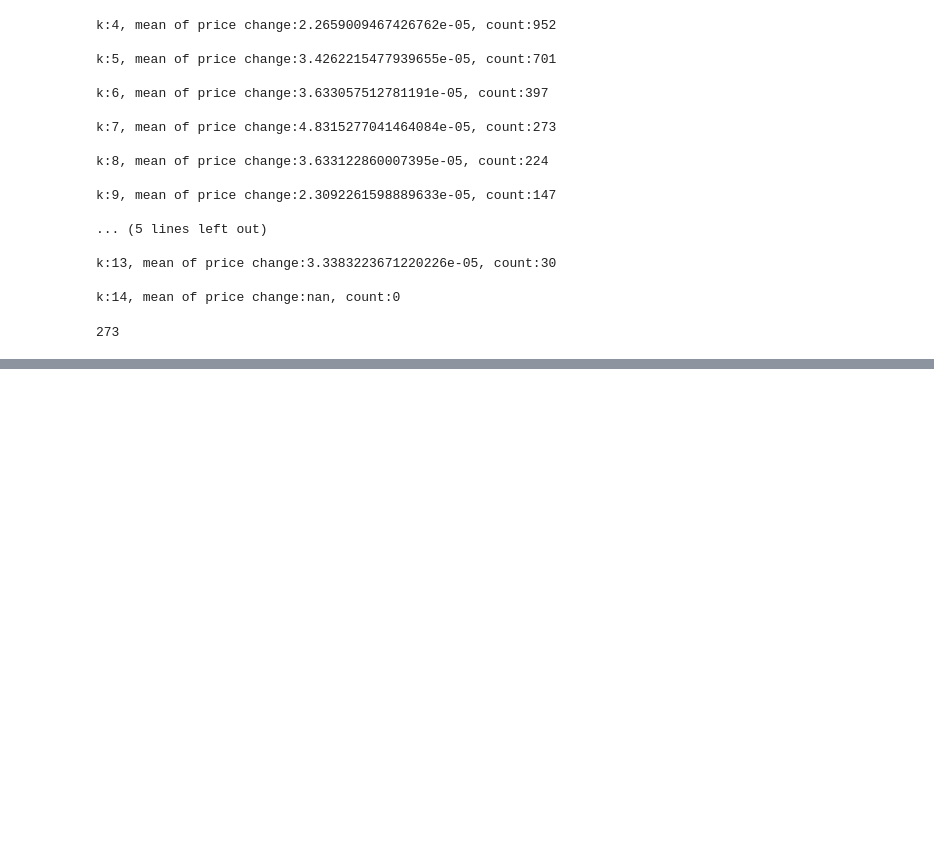
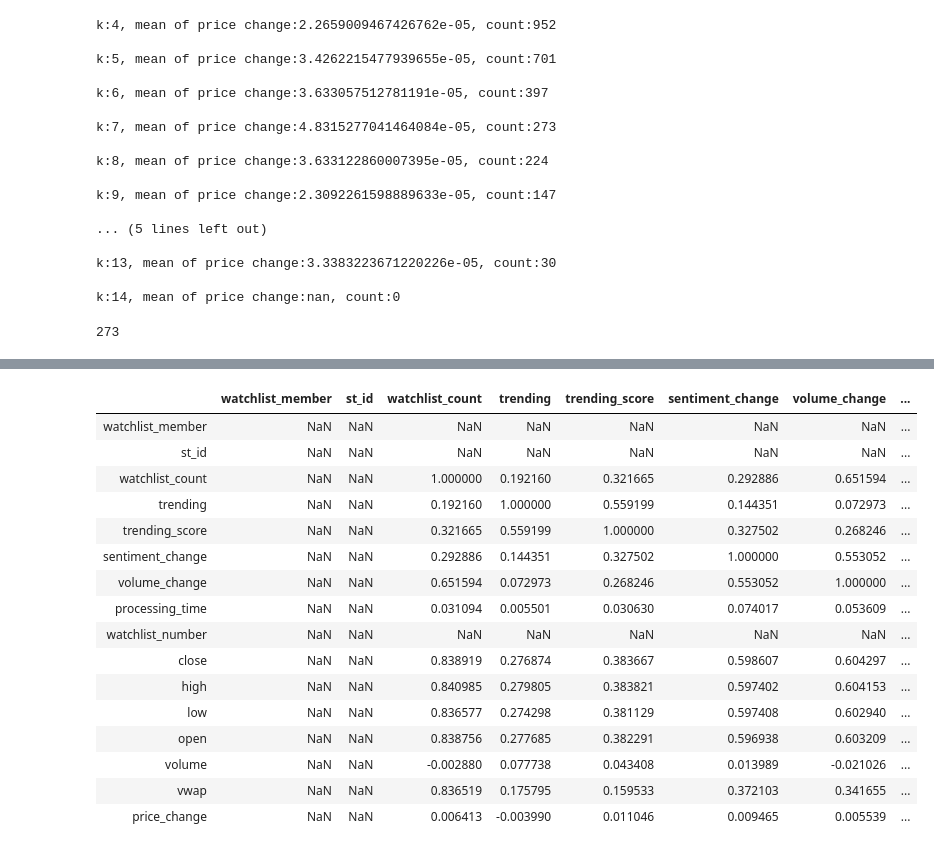
Before and after one commit to jcanque777/stock_market_data_prediction, a Jupyter notebook: msft_data.ipynb, the cells around one changed output, grey strips where cells are left out. Drawn from its saved outputs; the diff is of its cells as text; code cells hidden in the pictures; blank space fills up the shorter version.

```diff
--- a/msft_data.ipynb
+++ b/msft_data.ipynb
@@ -580,0 +790,20 @@ df[df['trending_score'] >= 7]['price_change'].count()
+# %%
+df.corr()
+# %% [output]
+|  | watchlist_member | st_id | watchlist_count | trending | trending_score | sentiment_change | volume_change | ... |
+| watchlist_member | NaN | NaN | NaN | NaN | NaN | NaN | NaN | ... |
+| st_id | NaN | NaN | NaN | NaN | NaN | NaN | NaN | ... |
+| watchlist_count | NaN | NaN | 1.000000 | 0.192160 | 0.321665 | 0.292886 | 0.651594 | ... |
+| trending | NaN | NaN | 0.192160 | 1.000000 | 0.559199 | 0.144351 | 0.072973 | ... |
+| trending_score | NaN | NaN | 0.321665 | 0.559199 | 1.000000 | 0.327502 | 0.268246 | ... |
+| sentiment_change | NaN | NaN | 0.292886 | 0.144351 | 0.327502 | 1.000000 | 0.553052 | ... |
+| volume_change | NaN | NaN | 0.651594 | 0.072973 | 0.268246 | 0.553052 | 1.000000 | ... |
+| processing_time | NaN | NaN | 0.031094 | 0.005501 | 0.030630 | 0.074017 | 0.053609 | ... |
+| watchlist_number | NaN | NaN | NaN | NaN | NaN | NaN | NaN | ... |
+| close | NaN | NaN | 0.838919 | 0.276874 | 0.383667 | 0.598607 | 0.604297 | ... |
+| high | NaN | NaN | 0.840985 | 0.279805 | 0.383821 | 0.597402 | 0.604153 | ... |
+| low | NaN | NaN | 0.836577 | 0.274298 | 0.381129 | 0.597408 | 0.602940 | ... |
+| open | NaN | NaN | 0.838756 | 0.277685 | 0.382291 | 0.596938 | 0.603209 | ... |
+| volume | NaN | NaN | -0.002880 | 0.077738 | 0.043408 | 0.013989 | -0.021026 | ... |
+| vwap | NaN | NaN | 0.836519 | 0.175795 | 0.159533 | 0.372103 | 0.341655 | ... |
+| price_change | NaN | NaN | 0.006413 | -0.003990 | 0.011046 | 0.009465 | 0.005539 | ... |
```
Also changed, not shown: parts of 60 cells of this notebook.
